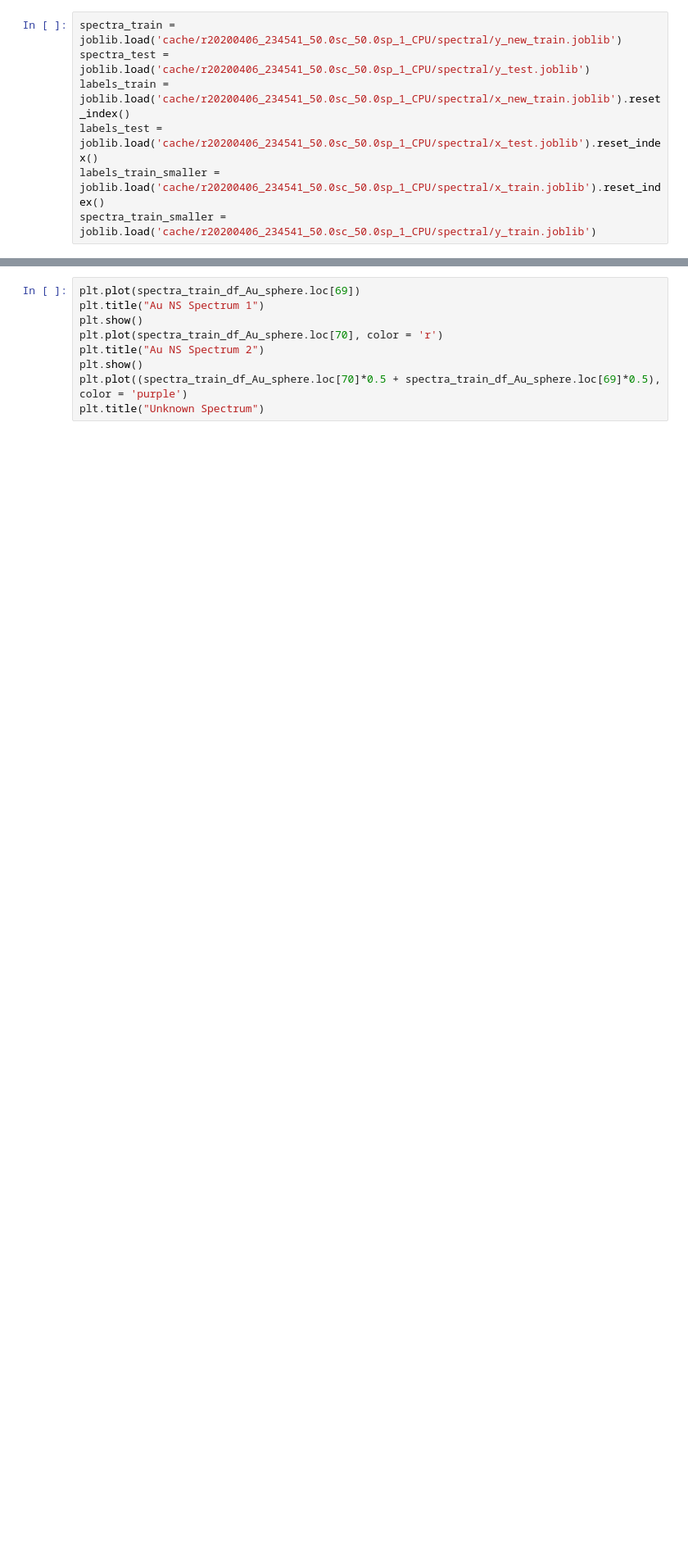
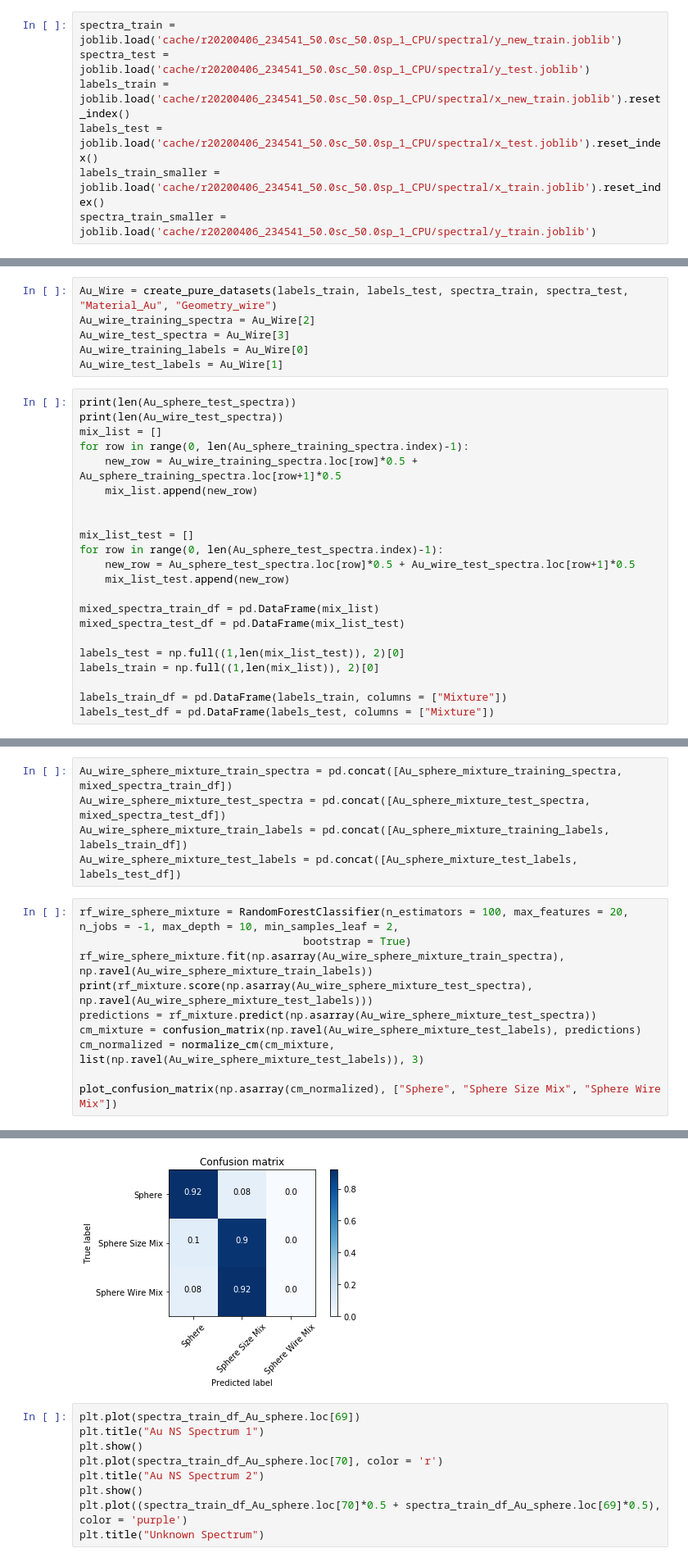
Before and after one commit to chloechsu/nanoparticle, a Jupyter notebook: src/Mixture_Study .ipynb, the cells around one changed output, grey strips where cells are left out. Shown: that part at 82% size. Cells and saved outputs as stored; diff of their text form; blank space fills up the shorter version.

```diff
--- a/src/Mixture_Study .ipynb
+++ b/src/Mixture_Study .ipynb
@@ -168,0 +185,28 @@ for row in range(0, len(spectra_train_df_Au_sphere.index)-1):
+# %%
+Au_Wire = create_pure_datasets(labels_train, labels_test, spectra_train, spectra_test, "Material_Au", "Geometry_wire")
+Au_wire_training_spectra = Au_Wire[2]
+Au_wire_test_spectra = Au_Wire[3]
+Au_wire_training_labels = Au_Wire[0]
+Au_wire_test_labels = Au_Wire[1]
+# %%
+print(len(Au_sphere_test_spectra))
+print(len(Au_wire_test_spectra))
+mix_list = []
+for row in range(0, len(Au_sphere_training_spectra.index)-1):
+    new_row = Au_wire_training_spectra.loc[row]*0.5 + Au_sphere_training_spectra.loc[row+1]*0.5
+    mix_list.append(new_row)
+
+
+mix_list_test = []
+for row in range(0, len(Au_sphere_test_spectra.index)-1):
+    new_row = Au_sphere_test_spectra.loc[row]*0.5 + Au_wire_test_spectra.loc[row+1]*0.5
+    mix_list_test.append(new_row)
+
+mixed_spectra_train_df = pd.DataFrame(mix_list)
+mixed_spectra_test_df = pd.DataFrame(mix_list_test)
+
+labels_test = np.full((1,len(mix_list_test)), 2)[0]
+labels_train = np.full((1,len(mix_list)), 2)[0]
+
+labels_train_df = pd.DataFrame(labels_train, columns = ["Mixture"])
+labels_test_df = pd.DataFrame(labels_test, columns = ["Mixture"])
@@ -168,0 +216,16 @@ for row in range(0, len(spectra_train_df_Au_sphere.index)-1):
+# %%
+Au_wire_sphere_mixture_train_spectra = pd.concat([Au_sphere_mixture_training_spectra, mixed_spectra_train_df])
+Au_wire_sphere_mixture_test_spectra = pd.concat([Au_sphere_mixture_test_spectra, mixed_spectra_test_df])
+Au_wire_sphere_mixture_train_labels = pd.concat([Au_sphere_mixture_training_labels, labels_train_df])
+Au_wire_sphere_mixture_test_labels = pd.concat([Au_sphere_mixture_test_labels, labels_test_df])
+# %%
+rf_wire_sphere_mixture = RandomForestClassifier(n_estimators = 100, max_features = 20, n_jobs = -1, max_depth = 10, min_samples_leaf = 2,
+                                   bootstrap = True)
+rf_wire_sphere_mixture.fit(np.asarray(Au_wire_sphere_mixture_train_spectra), np.ravel(Au_wire_sphere_mixture_train_labels))
+print(rf_mixture.score(np.asarray(Au_wire_sphere_mixture_test_spectra), np.ravel(Au_wire_sphere_mixture_test_labels)))
+predictions = rf_mixture.predict(np.asarray(Au_wire_sphere_mixture_test_spectra))
+cm_mixture = confusion_matrix(np.ravel(Au_wire_sphere_mixture_test_labels), predictions)
+cm_normalized = normalize_cm(cm_mixture, list(np.ravel(Au_wire_sphere_mixture_test_labels)), 3)
+
+plot_confusion_matrix(np.asarray(cm_normalized), ["Sphere", "Sphere Size Mix", "Sphere Wire Mix"])
+# %% [output]
@@ -169,3 +237,4 @@ for row in range(0, len(spectra_train_df_Au_sphere.index)-1):
+[figure, added]
 # %%
 plt.plot(spectra_train_df_Au_sphere.loc[69])
 plt.title("Au NS Spectrum 1")
```
Also changed, not shown: parts of 40 cells of this notebook, 3 other files.
